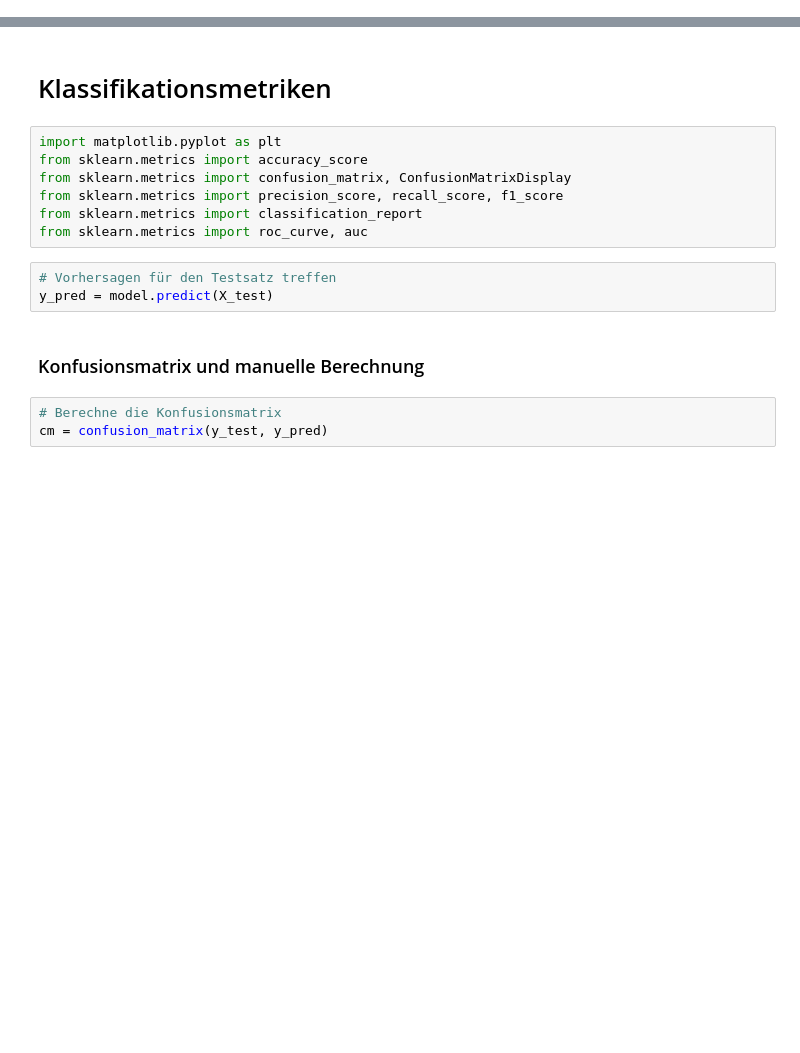
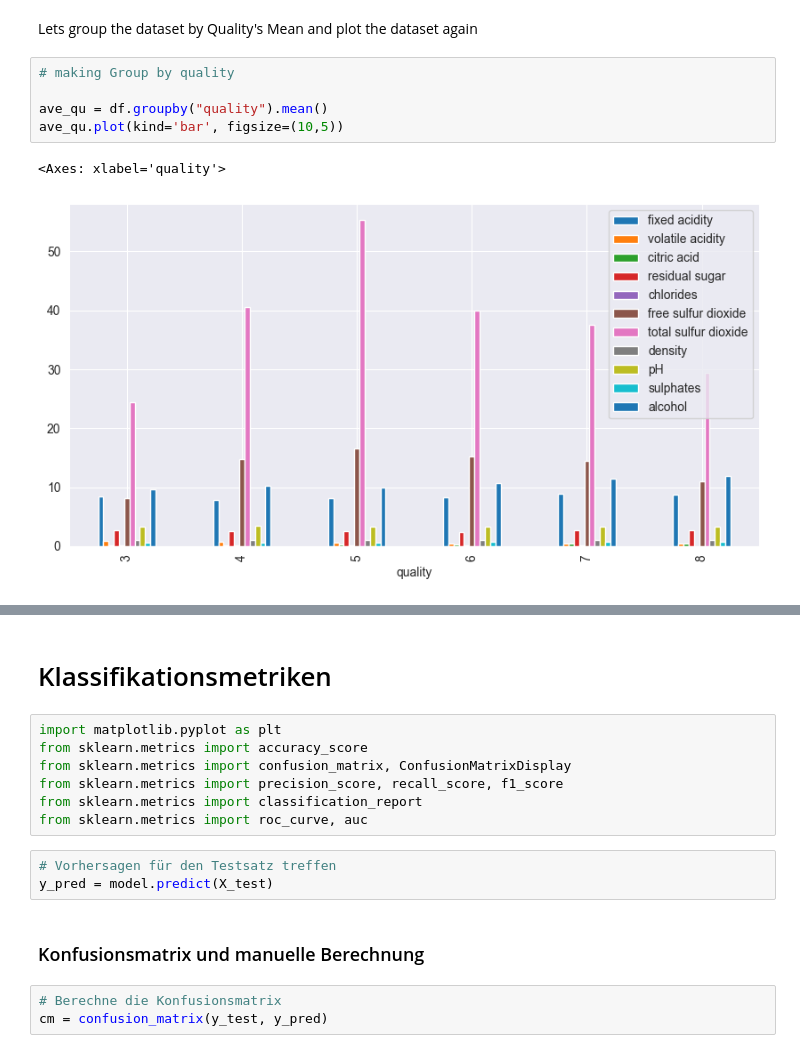
Before and after one commit to rhkraptor/AML, a Jupyter notebook: Adjusting_winequa_inaccordancewith_sklearn.ipynb, the cells around one changed output, grey strips where cells are left out. Drawn from its saved outputs; the diff is of its cells as text; blank space fills up the shorter version.

```diff
--- a/Adjusting_winequa_inaccordancewith_sklearn.ipynb
+++ b/Adjusting_winequa_inaccordancewith_sklearn.ipynb
@@ -21,0 +85,10 @@ train.head()
+# %% [markdown]
+Lets group the dataset by Quality's Mean and plot the dataset again
+# %%
+# making Group by quality
+
+ave_qu = df.groupby("quality").mean()
+ave_qu.plot(kind='bar', figsize=(10,5))
+# %% [output]
+<Axes: xlabel='quality'>
+[figure, added]
```
Also changed, not shown: parts of 30 cells of this notebook.
